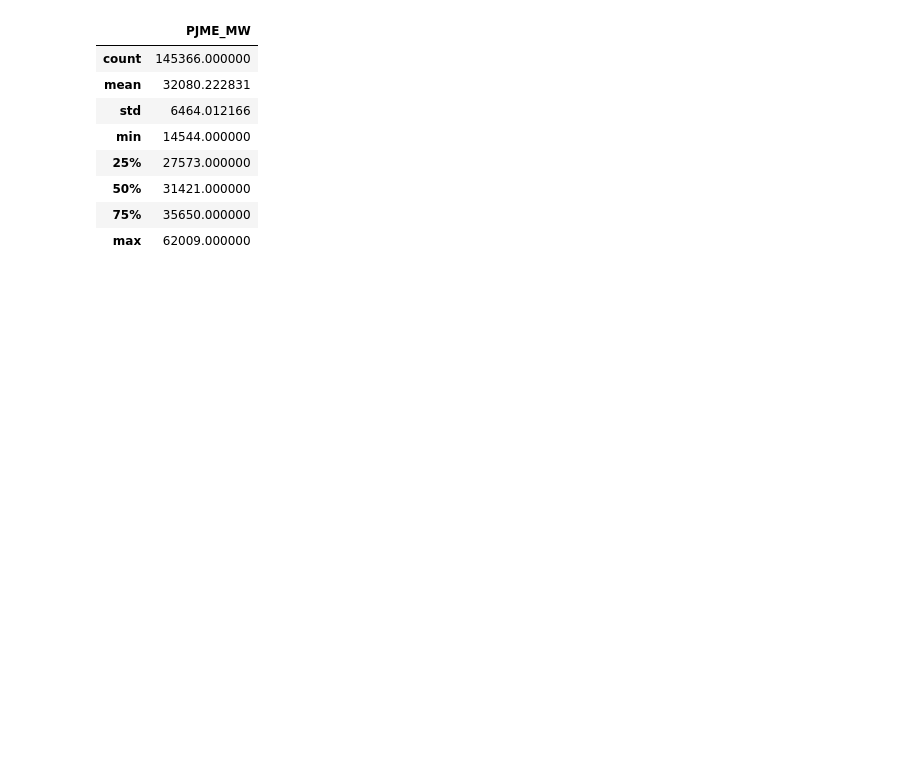
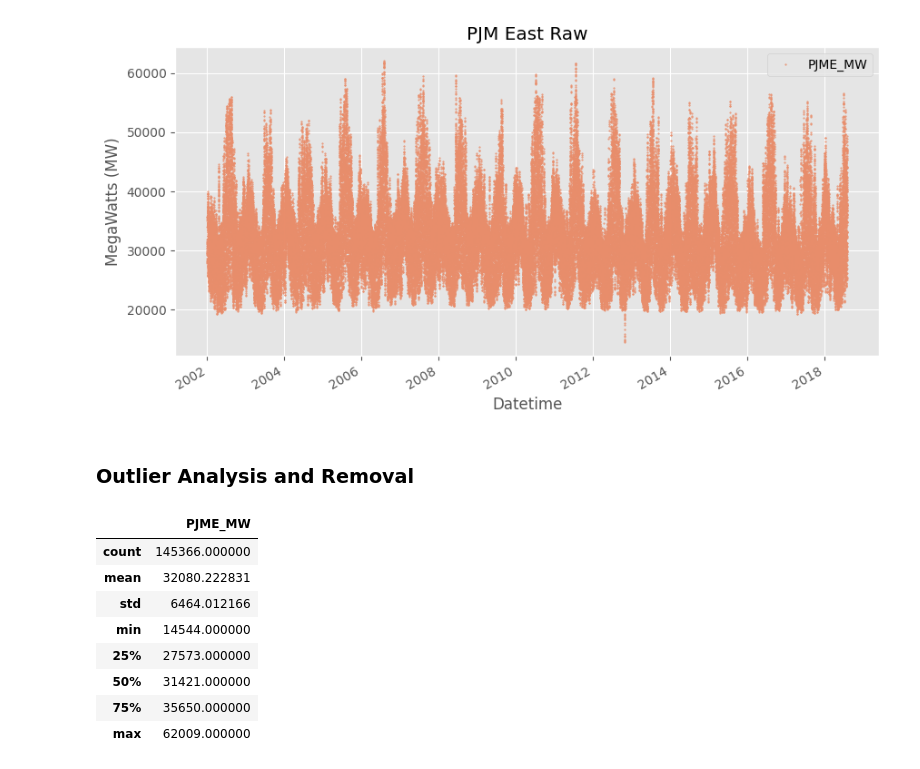
Before and after one commit to minari314159/Energy_Forcasting, a Jupyter notebook: Forecasting.ipynb, the cells around one changed output. Cells and saved outputs as stored; diff of their text form; code cells hidden in the pictures; blank space fills up the shorter version.

Commit message:
edit notebook data cleaning

```diff
--- a/Forecasting.ipynb
+++ b/Forecasting.ipynb
@@ -3,10 +3,14 @@ import pandas as pd
 import numpy as np
 import matplotlib.pyplot as plt
 import seaborn as sns
-from sklearn.metrics import mean_squared_error, accuracy_score
+
 from sklearn.model_selection import TimeSeriesSplit
-import xgboost as xgb
+from sklearn.metrics import mean_squared_error, mean_absolute_error
+
+import warnings
+warnings.filterwarnings("ignore")
+
+from prophet import Prophet
 from scipy.stats import iqr
 
-colour_pal = sns.color_palette()
-plt.style.use('ggplot')
+colour_pal = sns.color_palette('flare')
@@ -33,0 +28,3 @@ dfE
+# %%
+pjme = pd.read_csv('DataSet/Regions/PJME_hourly.csv', index_col=[0], parse_dates=[0])
+pjme.head(10)
@@ -34 +44,8 @@ dfE
+# %%
+pjme.plot(style='.', figsize=(10,5),ms=1, color=colour_pal,ylabel='MegaWatts (MW)', title='PJM East Raw')
+plt.show()
+# %% [output]
+[figure, added]
+# %% [markdown]
+### Outlier Analysis and Removal
 # %%
```
Also changed, not shown: parts of 21 cells of this notebook, 1 other file.
